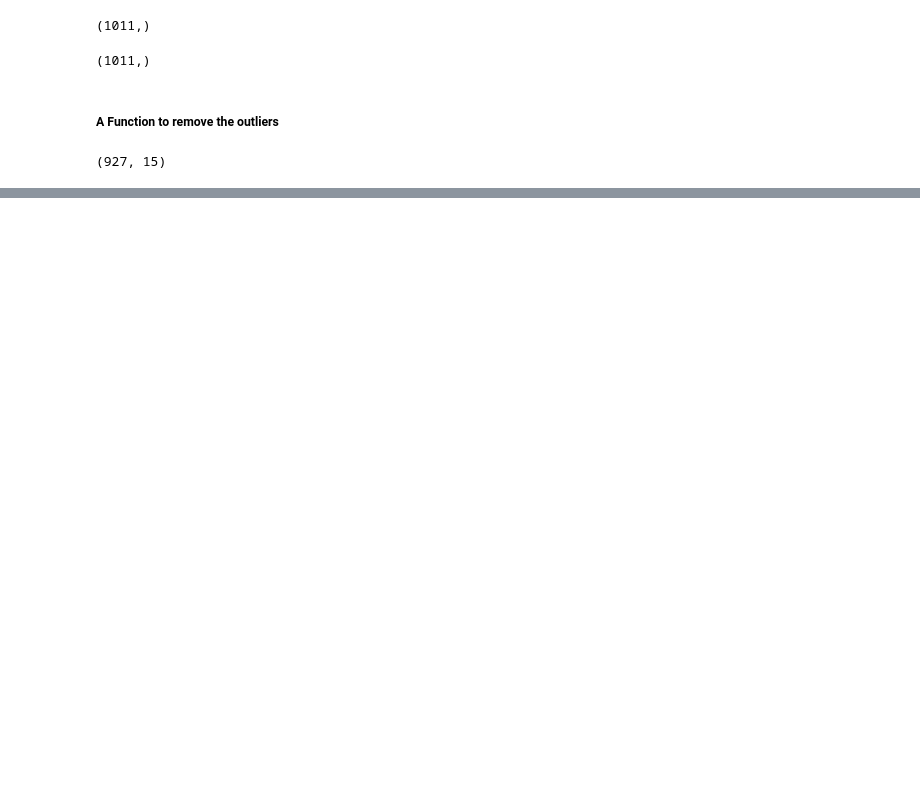
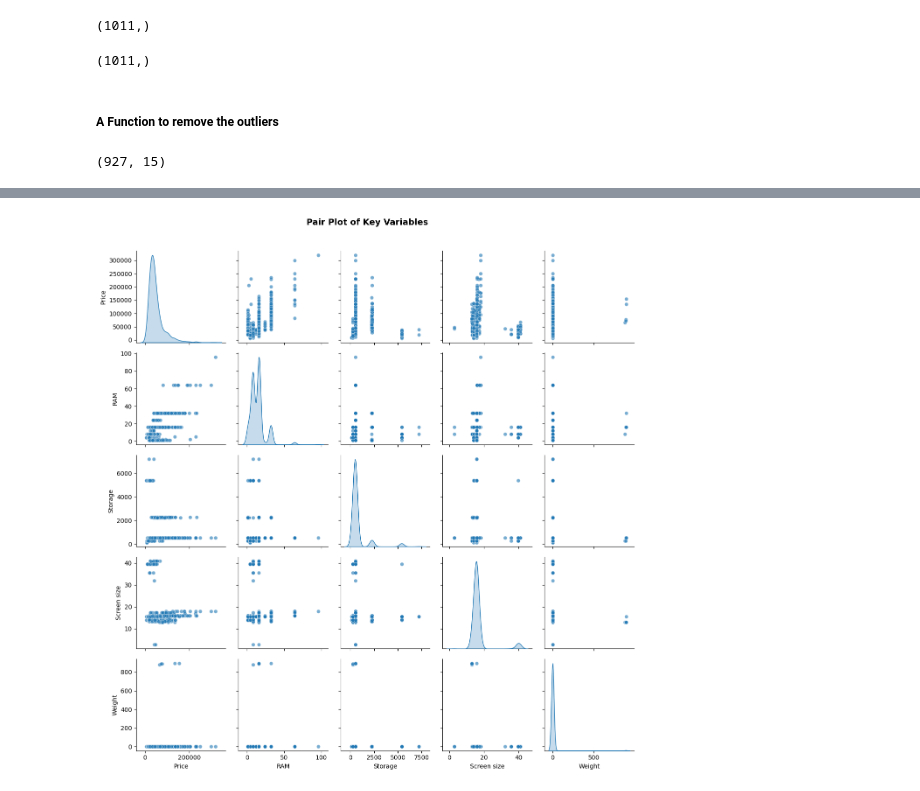
Before and after one commit to Waddah0-0/Laptop-Price-Prediction, a Jupyter notebook: Code/EDA.ipynb, the cells around one changed output, grey strips where cells are left out. Cells and saved outputs as stored; diff of their text form; code cells hidden in the pictures; blank space fills up the shorter version.

```diff
--- a/Code/EDA.ipynb
+++ b/Code/EDA.ipynb
@@ -128,0 +152,9 @@ out_rem.head(3)
+# %%
+key_vars = ['Price', 'RAM', 'Storage', 'Screen size', 'Weight']
+if all(col in df.columns for col in key_vars):
+    sns.pairplot(df[key_vars], diag_kind='kde', plot_kws={'alpha': 0.6})
+    plt.suptitle('Pair Plot of Key Variables', y=1.02, fontsize=14, fontweight='bold')
+    plt.tight_layout()
+    plt.show()
+# %% [output]
+[figure, added]
```
Also changed, not shown: parts of 8 cells of this notebook, 1 other file.
